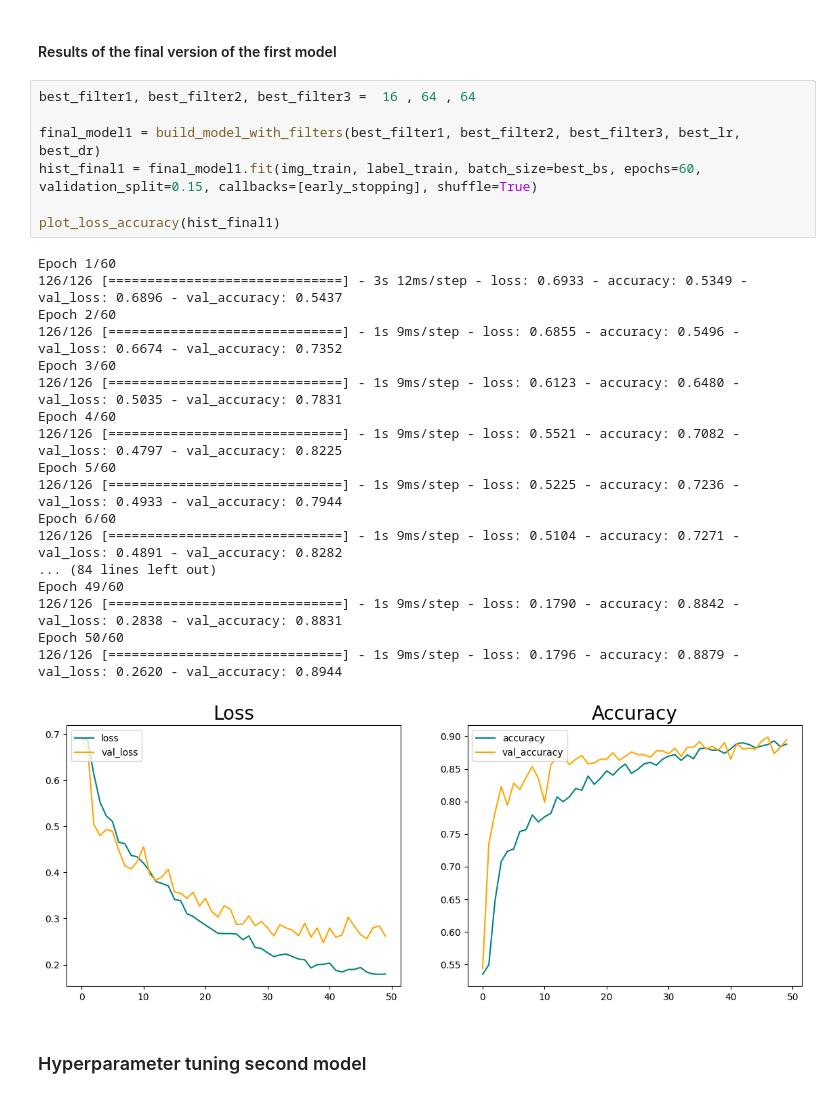
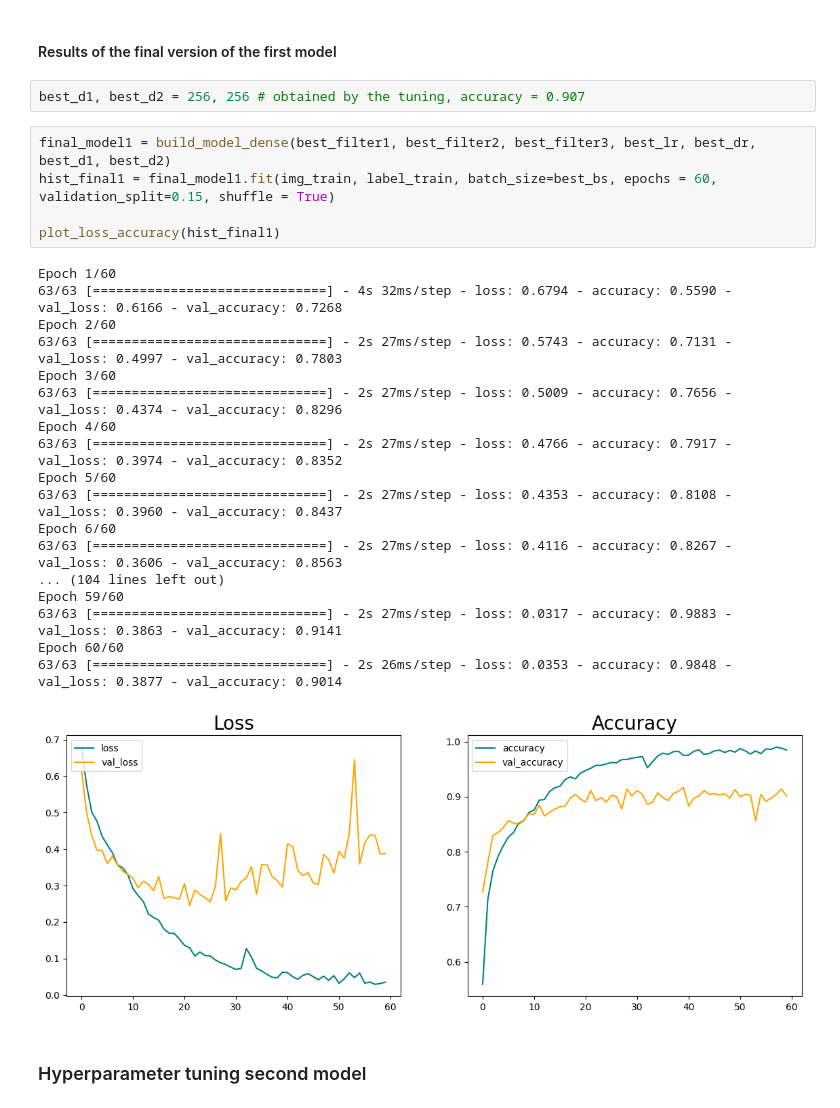
Before and after one commit to LucaPeg/ML_project, a Jupyter notebook: analysis.ipynb, the cells around one changed output. Cells and saved outputs as stored; diff of their text form.

```diff
--- a/analysis.ipynb
+++ b/analysis.ipynb
@@ -946,31 +1024,31 @@ print(f'Average validation accuracy: {best_filters[3]}, Standard deviation: {bes
 # %% [markdown]
 #### Results of the final version of the first model
-# %%
-best_filter1, best_filter2, best_filter3 =  16 , 64 , 64
-
-final_model1 = build_model_with_filters(best_filter1, best_filter2, best_filter3, best_lr, best_dr)
-hist_final1 = final_model1.fit(img_train, label_train, batch_size=best_bs, epochs=60, validation_split=0.15, callbacks=[early_stopping], shuffle=True)
-
-plot_loss_accuracy(hist_final1)
-# %% [output]
-Epoch 1/60
-126/126 [==============================] - 3s 12ms/step - loss: 0.6933 - accuracy: 0.5349 - val_loss: 0.6896 - val_accuracy: 0.5437
-Epoch 2/60
-126/126 [==============================] - 1s 9ms/step - loss: 0.6855 - accuracy: 0.5496 - val_loss: 0.6674 - val_accuracy: 0.7352
-Epoch 3/60
-126/126 [==============================] - 1s 9ms/step - loss: 0.6123 - accuracy: 0.6480 - val_loss: 0.5035 - val_accuracy: 0.7831
-Epoch 4/60
-126/126 [==============================] - 1s 9ms/step - loss: 0.5521 - accuracy: 0.7082 - val_loss: 0.4797 - val_accuracy: 0.8225
-Epoch 5/60
-126/126 [==============================] - 1s 9ms/step - loss: 0.5225 - accuracy: 0.7236 - val_loss: 0.4933 - val_accuracy: 0.7944
-Epoch 6/60
-126/126 [==============================] - 1s 9ms/step - loss: 0.5104 - accuracy: 0.7271 - val_loss: 0.4891 - val_accuracy: 0.8282
-... (84 lines left out)
-Epoch 49/60
-126/126 [==============================] - 1s 9ms/step - loss: 0.1790 - accuracy: 0.8842 - val_loss: 0.2838 - val_accuracy: 0.8831
-Epoch 50/60
-126/126 [==============================] - 1s 9ms/step - loss: 0.1796 - accuracy: 0.8879 - val_loss: 0.2620 - val_accuracy: 0.8944
-[figure, removed]
+# %%
+best_d1, best_d2 = 256, 256 # obtained by the tuning, accuracy = 0.907
+# %%
+final_model1 = build_model_dense(best_filter1, best_filter2, best_filter3, best_lr, best_dr, best_d1, best_d2)
+hist_final1 = final_model1.fit(img_train, label_train, batch_size=best_bs, epochs = 60, validation_split=0.15, shuffle = True)
+
+plot_loss_accuracy(hist_final1)
+# %% [output]
+Epoch 1/60
+63/63 [==============================] - 4s 32ms/step - loss: 0.6794 - accuracy: 0.5590 - val_loss: 0.6166 - val_accuracy: 0.7268
+Epoch 2/60
+63/63 [==============================] - 2s 27ms/step - loss: 0.5743 - accuracy: 0.7131 - val_loss: 0.4997 - val_accuracy: 0.7803
+Epoch 3/60
+63/63 [==============================] - 2s 27ms/step - loss: 0.5009 - accuracy: 0.7656 - val_loss: 0.4374 - val_accuracy: 0.8296
+Epoch 4/60
+63/63 [==============================] - 2s 27ms/step - loss: 0.4766 - accuracy: 0.7917 - val_loss: 0.3974 - val_accuracy: 0.8352
+Epoch 5/60
+63/63 [==============================] - 2s 27ms/step - loss: 0.4353 - accuracy: 0.8108 - val_loss: 0.3960 - val_accuracy: 0.8437
+Epoch 6/60
+63/63 [==============================] - 2s 27ms/step - loss: 0.4116 - accuracy: 0.8267 - val_loss: 0.3606 - val_accuracy: 0.8563
+... (104 lines left out)
+Epoch 59/60
+63/63 [==============================] - 2s 27ms/step - loss: 0.0317 - accuracy: 0.9883 - val_loss: 0.3863 - val_accuracy: 0.9141
+Epoch 60/60
+63/63 [==============================] - 2s 26ms/step - loss: 0.0353 - accuracy: 0.9848 - val_loss: 0.3877 - val_accuracy: 0.9014
+[figure, added]
 # %% [markdown]
 ### Hyperparameter tuning second model
 # %% [markdown]
```
Also changed, not shown: parts of 47 cells of this notebook.
